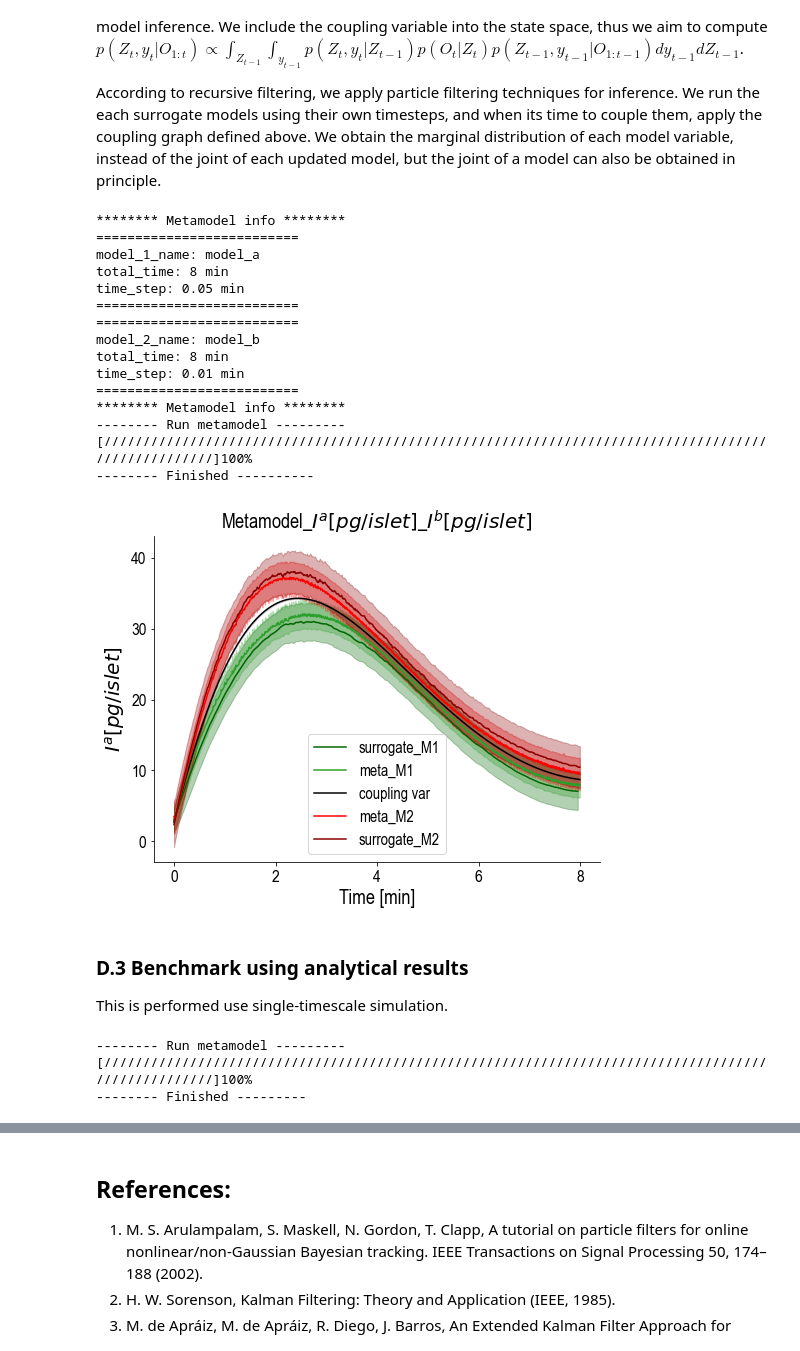
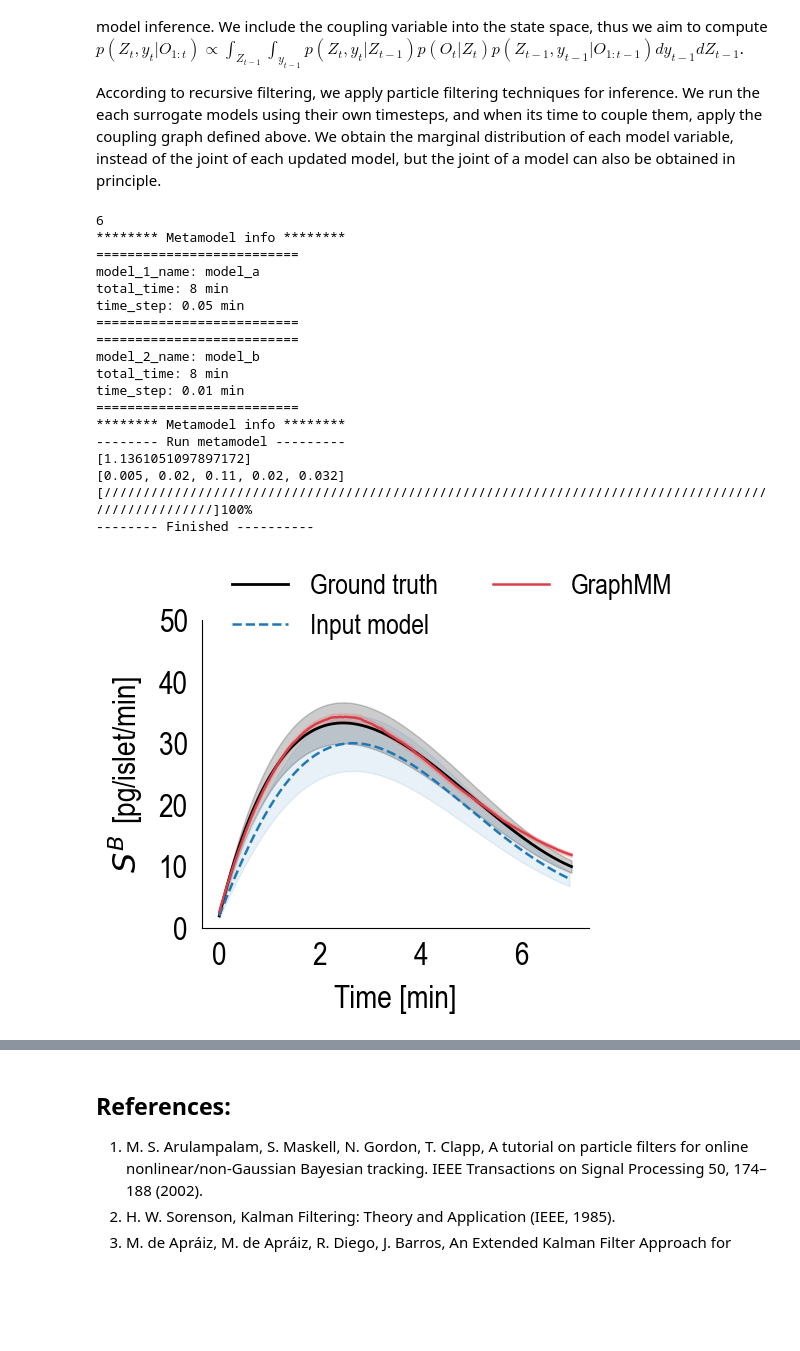
Before and after one commit to Tracyishere/GraphMM, a Jupyter notebook: Benchmark/tutorial.ipynb, the cells around one changed output, grey strips where cells are left out. Saved outputs shown, nothing was run; the diff lists cells and outputs as text; code cells hidden in the pictures; blank space fills up the shorter version.

Commit message:
update benchmark

```diff
--- a/Benchmark/tutorial.ipynb
+++ b/Benchmark/tutorial.ipynb
@@ -309,5 +250,6 @@ Similarly, we convert input model a into a surrogate model.
 # %%
 from Surrogate_model_a import *
 
-surrogate_a = run_surrogate_model_a(method='MultiScale')
+surrogate_a = run_surrogate_model_a(method='MultiScale', mean_scale=1,
+                                    transition_cov_scale=0.01, emission_cov_scale=10)
 # %% [output]
@@ -459,8 +409,10 @@ According to recursive filtering, we apply particle filtering techniques for inf
 import GraphMetamodel.MultiScaleInference as MSI
 # %%
 metamodel = MSI.MetaModel(Coupling_graph)
-metamodel.inference(n_particles=1000, filepath='./results/toy_metamodel_joint.csv')
+metamodel.inference(test_omega=[0.8,0.2], filepath=f'./results/metamodel_results.csv')
+# the best parameter set is systematically selected through the Bayesian occam's razor
 # %% [output]
+6
 ******** Metamodel info ********
 ==========================
 model_1_name: model_a
@@ -474,13 +426,64 @@ time_step: 0.01 min
 ==========================
 ******** Metamodel info ********
 -------- Run metamodel ---------
+[1.1361051097897172]
+[0.005, 0.02, 0.11, 0.02, 0.032]
 [////////////////////////////////////////////////////////////////////////////////////////////////////]100%
 -------- Finished ----------
 # %%
-plot_metamodel(metamodel, model_type='GraphMM', plot_coupler=True, plot_error=True)
+
+from matplotlib.pyplot import MultipleLocator
+import matplotlib.ticker
+
+sim_time = np.arange(0, 7, surrogate_a.dt)
+fig = plt.figure(figsize=(5, 4))
+ax = fig.add_subplot(1, 1, 1)
+
+plt.yticks(fontproperties = 'Arial Narrow', size = 23)
+plt.xticks(fontproperties = 'Arial Narrow', size = 23)
+plt.ylabel(r'$S^{B}\ $[pg/islet/min]',fontsize = 23, fontname = 'Arial Narrow', labelpad=10)
+plt.xlabel('Time [{}]'.format(surrogate_a.unit),fontsize = 23, fontname = 'Arial Narrow', labelpad=10)
+ax = plt.gca()
+ax.spines['right'].set_color('none')
+ax.spines['top'].set_color('none')
+ax.tick_params(labelsize=23, length=0, pad=10)
+x_major_locator=MultipleLocator(2)
+ax.xaxis.set_major_locator(x_major_locator)
+ax.xaxis.set_major_formatter(matplotlib.ticker.FormatStrFormatter('%.f'))
+x_minor_locator=MultipleLocator(1)
+ax.xaxis.set_minor_locator(x_minor_locator)
+plt.ylim(0, 50)
+
+y_major_locator=MultipleLocator(10)
+ax.yaxis.set_major_locator(y_major_locator)
+ax.yaxis.set_major_formatter(matplotlib.ticker.FormatStrFormatter('%.f'))
+
+plt.plot(time_gt[:700], groundtruth[:700,2], color='black', linewidth=2, label='Ground truth')
+plt.fill_between(time_gt[:700],
+                    (groundtruth[:700,2] - groundtruth_std[:700,2]).reshape(-1,),
+                    (groundtruth[:700,2] + groundtruth_std[:700,2]).reshape(-1,),
+                    alpha=0.2, color='black')
+
+sim_time = np.arange(0, 7, surrogate_a.dt)
+plt.plot(sim_time, input_a[:140,1], color='C0', label = 'Input model', linewidth=1.8, linestyle='--')
+plt.fill_between(sim_time, input_a[:140,1]-input_a_std[:140,1],
+                                input_a[:140,1]+input_a_std[:140,1],
+                                color='C0', alpha = 0.1)
+metamodel_results = np.genfromtxt('./results/metamodel_results.csv', delimiter=',', skip_header=1)
+sim_time = np.arange(0, 7, 0.01)
+plt.plot(sim_time, metamodel_results[:700,4].reshape(-1,), label = 'GraphMM', linewidth=1.8, color='#D93F49')
+plt.fill_between(sim_time,
+            metamodel_results[:700,4].reshape(-1,)-metamodel_results[:700,5].reshape(-1,),
+            metamodel_results[:700,4].reshape(-1,)+metamodel_results[:700,5].reshape(-1,),
+            color='lightcoral', alpha = 0.3)
+
+y_value = groundtruth[200, 2]  # Get the specific value from the array
+ymin = (y_value - plt.ylim()[0]) / (plt.ylim()[1] - plt.ylim()[0])  # Normalize the value to get ymin
+# plt.axvline(x=2, ymax=ymin, color='gray', linestyle='--')
+ax.tick_params(axis='x', which='both', length=0)
+ax.tick_params(axis='y', which='both', length=0)
+
+plt.legend(loc=(0.05,0.9), prop={'size': 20, 'family': 'Arial Narrow'}, frameon=False, ncol=2, bbox_to_anchor=(0.05, 0.9))
+plt.show()
 # %% [output]
-[figure, old version]
+[figure, new version]
-# %% [markdown]
-### D.3  Benchmark using analytical results
-
-This is performed use single-timescale simulation.
@@ -489,7 +489,0 @@ import GraphMetamodel.AnalyticalSolution as analytical
-# %%
-metamodel_analytical = analytical.MetaModel(Coupling_graph)
-metamodel_analytical.inference(n_repeats=1)
-# %% [output]
--------- Run metamodel ---------
-[////////////////////////////////////////////////////////////////////////////////////////////////////]100%
--------- Finished ---------
```
Also changed, not shown: parts of 31 cells of this notebook, 11 other files.
